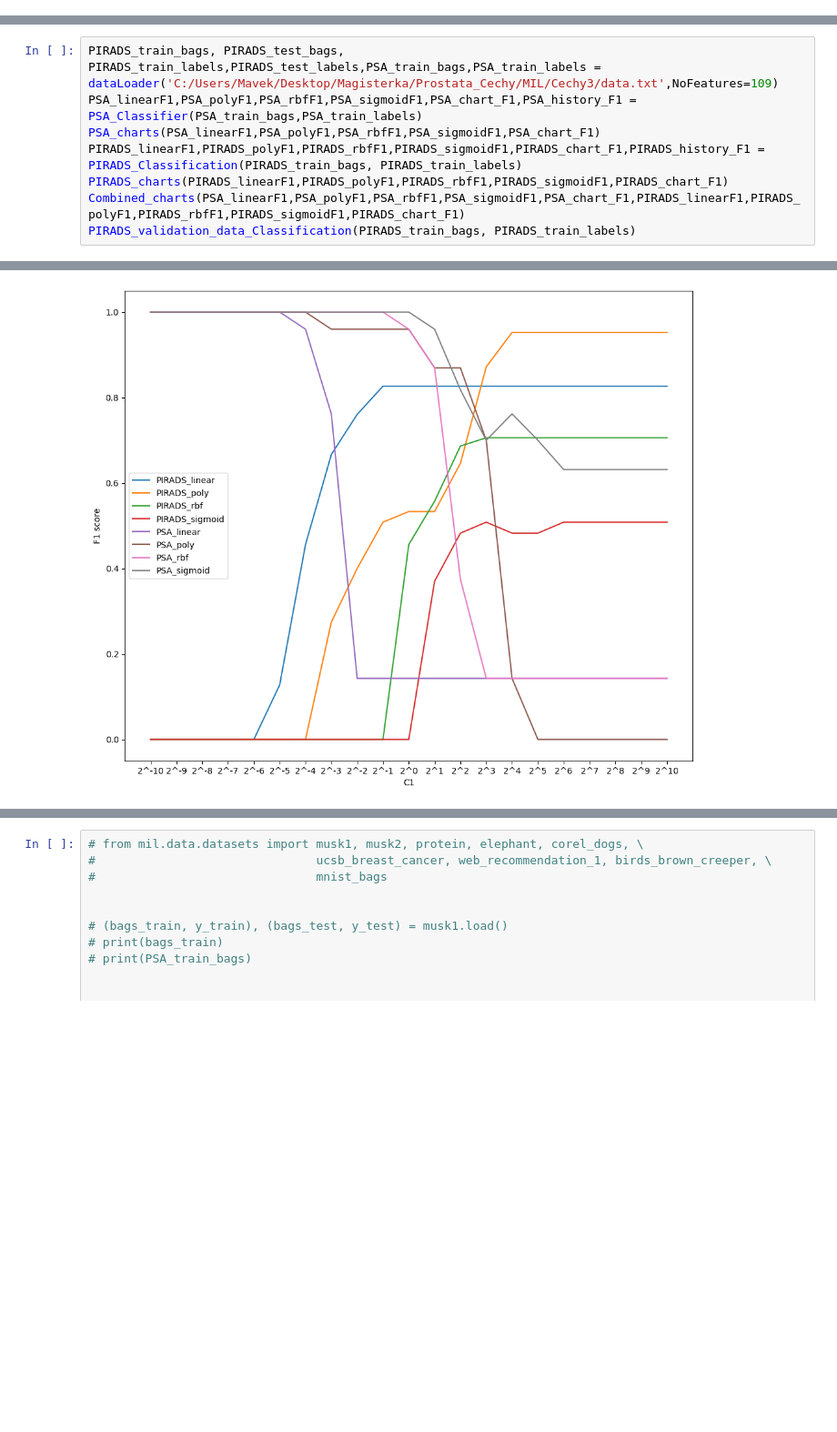
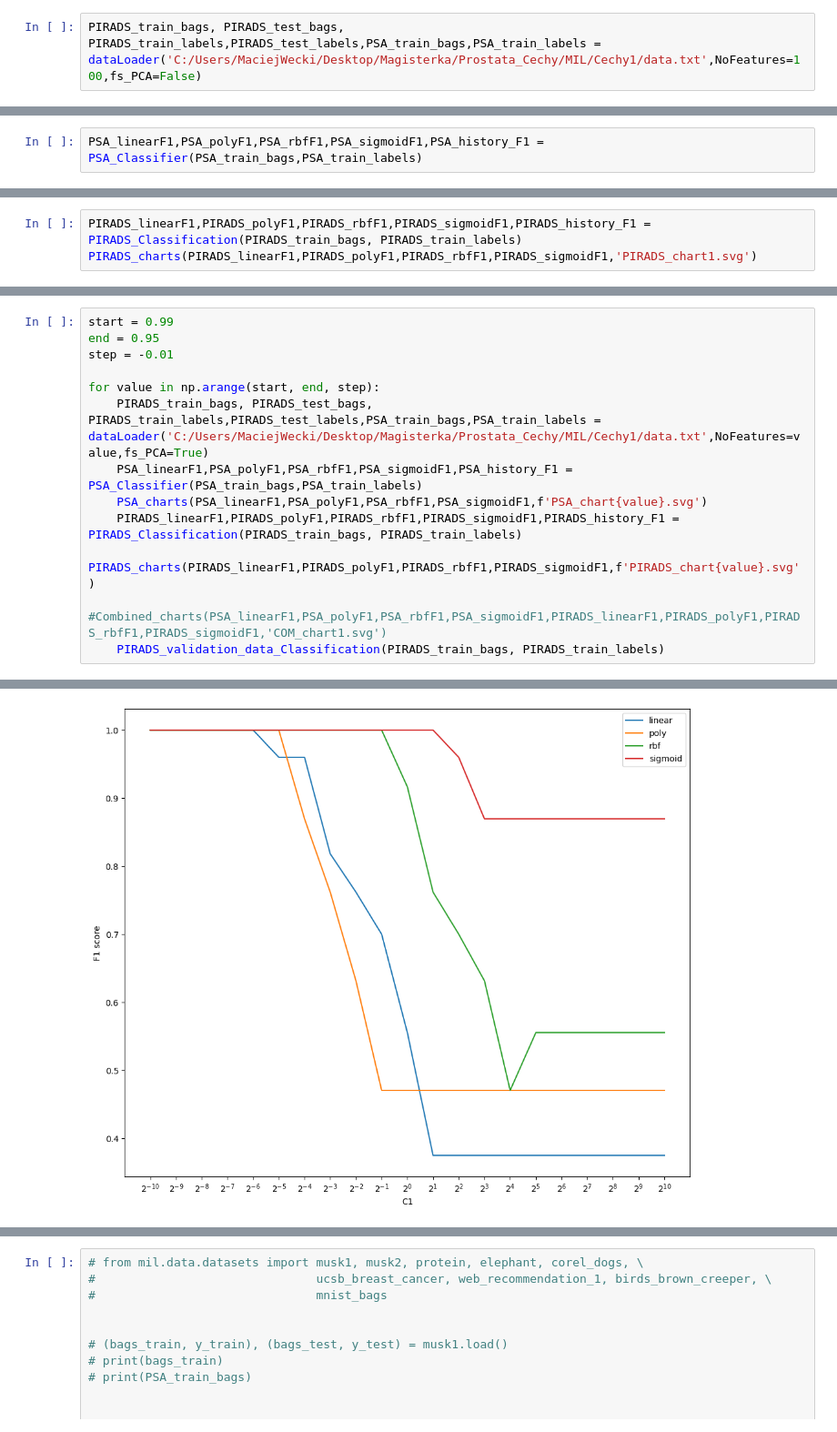
Before and after one commit to MavekGit/Feature_Classification, a Jupyter notebook: Klasyfikacja.ipynb, the cells around one changed output, grey strips where cells are left out. Shown at 91% size. Saved outputs shown, nothing was run; the diff lists cells and outputs as text; blank space fills up the shorter version.

```diff
--- a/Klasyfikacja.ipynb
+++ b/Klasyfikacja.ipynb
@@ -151,0 +216,2 @@ PIRADS_validation_data_Classification(PIRADS_train_bags, PIRADS_train_labels)
+# %%
+PIRADS_train_bags, PIRADS_test_bags, PIRADS_train_labels,PIRADS_test_labels,PSA_train_bags,PSA_train_labels = dataLoader('C:/Users/MaciejWecki/Desktop/Magisterka/Prostata_Cechy/MIL/Cechy1/data.txt',NoFeatures=100,fs_PCA=False)
@@ -151,0 +220,2 @@ PIRADS_validation_data_Classification(PIRADS_train_bags, PIRADS_train_labels)
+# %%
+PSA_linearF1,PSA_polyF1,PSA_rbfF1,PSA_sigmoidF1,PSA_history_F1 = PSA_Classifier(PSA_train_bags,PSA_train_labels)
@@ -151,0 +244,3 @@ PIRADS_validation_data_Classification(PIRADS_train_bags, PIRADS_train_labels)
+# %%
+PIRADS_linearF1,PIRADS_polyF1,PIRADS_rbfF1,PIRADS_sigmoidF1,PIRADS_history_F1 = PIRADS_Classification(PIRADS_train_bags, PIRADS_train_labels)
+PIRADS_charts(PIRADS_linearF1,PIRADS_polyF1,PIRADS_rbfF1,PIRADS_sigmoidF1,'PIRADS_chart1.svg')
@@ -152,9 +266,14 @@ PIRADS_validation_data_Classification(PIRADS_train_bags, PIRADS_train_labels)
 # %%
-PIRADS_train_bags, PIRADS_test_bags, PIRADS_train_labels,PIRADS_test_labels,PSA_train_bags,PSA_train_labels = dataLoader('C:/Users/Mavek/Desktop/Magisterka/Prostata_Cechy/MIL/Cechy3/data.txt',NoFeatures=109)
-PSA_linearF1,PSA_polyF1,PSA_rbfF1,PSA_sigmoidF1,PSA_chart_F1,PSA_history_F1 = PSA_Classifier(PSA_train_bags,PSA_train_labels)
-PSA_charts(PSA_linearF1,PSA_polyF1,PSA_rbfF1,PSA_sigmoidF1,PSA_chart_F1)
-PIRADS_linearF1,PIRADS_polyF1,PIRADS_rbfF1,PIRADS_sigmoidF1,PIRADS_chart_F1,PIRADS_history_F1 = PIRADS_Classification(PIRADS_train_bags, PIRADS_train_labels)
-PIRADS_charts(PIRADS_linearF1,PIRADS_polyF1,PIRADS_rbfF1,PIRADS_sigmoidF1,PIRADS_chart_F1)
-Combined_charts(PSA_linearF1,PSA_polyF1,PSA_rbfF1,PSA_sigmoidF1,PSA_chart_F1,PIRADS_linearF1,PIRADS_polyF1,PIRADS_rbfF1,PIRADS_sigmoidF1,PIRADS_chart_F1)
-PIRADS_validation_data_Classification(PIRADS_train_bags, PIRADS_train_labels)
+start = 0.99
+end = 0.95
+step = -0.01
+
+for value in np.arange(start, end, step):
+    PIRADS_train_bags, PIRADS_test_bags, PIRADS_train_labels,PIRADS_test_labels,PSA_train_bags,PSA_train_labels = dataLoader('C:/Users/MaciejWecki/Desktop/Magisterka/Prostata_Cechy/MIL/Cechy1/data.txt',NoFeatures=value,fs_PCA=True)
+    PSA_linearF1,PSA_polyF1,PSA_rbfF1,PSA_sigmoidF1,PSA_history_F1 = PSA_Classifier(PSA_train_bags,PSA_train_labels)
+    PSA_charts(PSA_linearF1,PSA_polyF1,PSA_rbfF1,PSA_sigmoidF1,f'PSA_chart{value}.svg')
+    PIRADS_linearF1,PIRADS_polyF1,PIRADS_rbfF1,PIRADS_sigmoidF1,PIRADS_history_F1 = PIRADS_Classification(PIRADS_train_bags, PIRADS_train_labels)
+    PIRADS_charts(PIRADS_linearF1,PIRADS_polyF1,PIRADS_rbfF1,PIRADS_sigmoidF1,f'PIRADS_chart{value}.svg')
+    #Combined_charts(PSA_linearF1,PSA_polyF1,PSA_rbfF1,PSA_sigmoidF1,PIRADS_linearF1,PIRADS_polyF1,PIRADS_rbfF1,PIRADS_sigmoidF1,'COM_chart1.svg')
+    PIRADS_validation_data_Classification(PIRADS_train_bags, PIRADS_train_labels)
 # %% [output]
@@ -197 +333 @@ PIRADS_validation_data_Classification(PIRADS_train_bags, PIRADS_train_labels)
-[figure, old version]
+[figure, new version]
```
Also changed, not shown: parts of 31 cells of this notebook, 18 other files.
